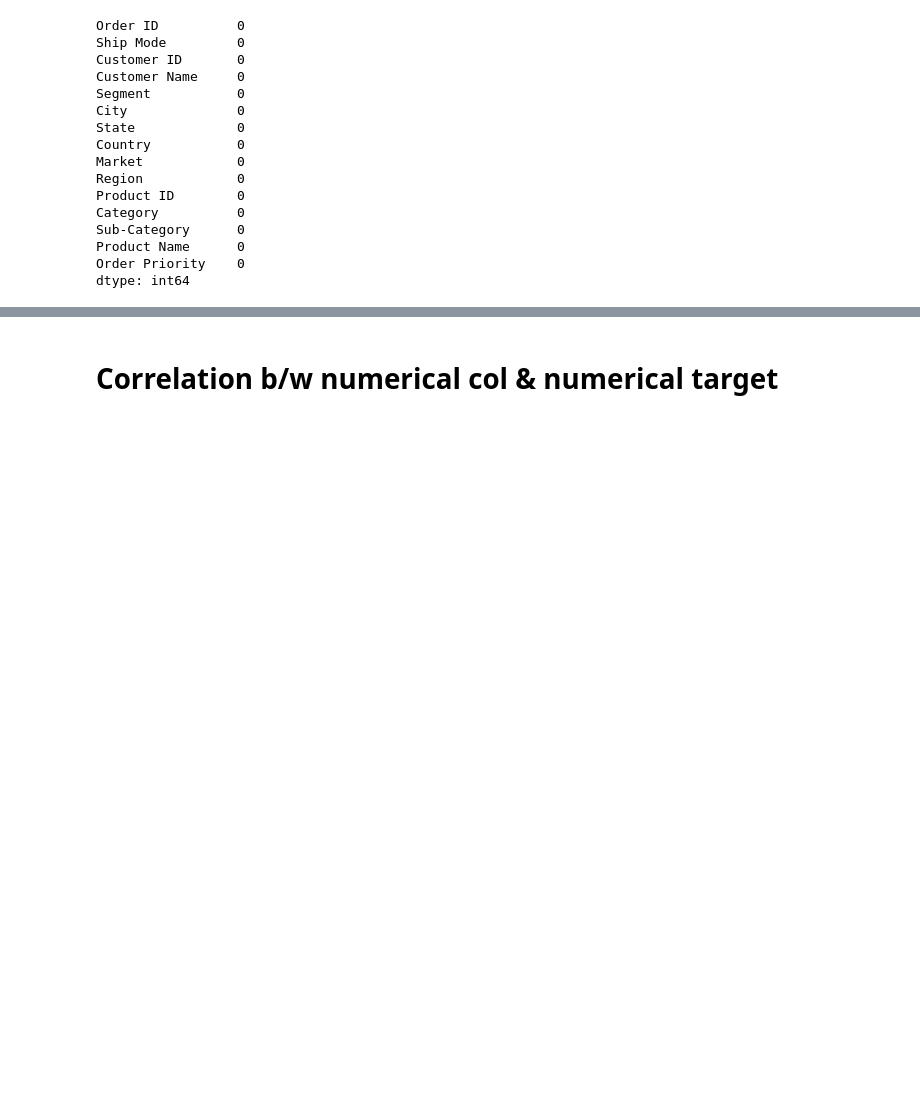
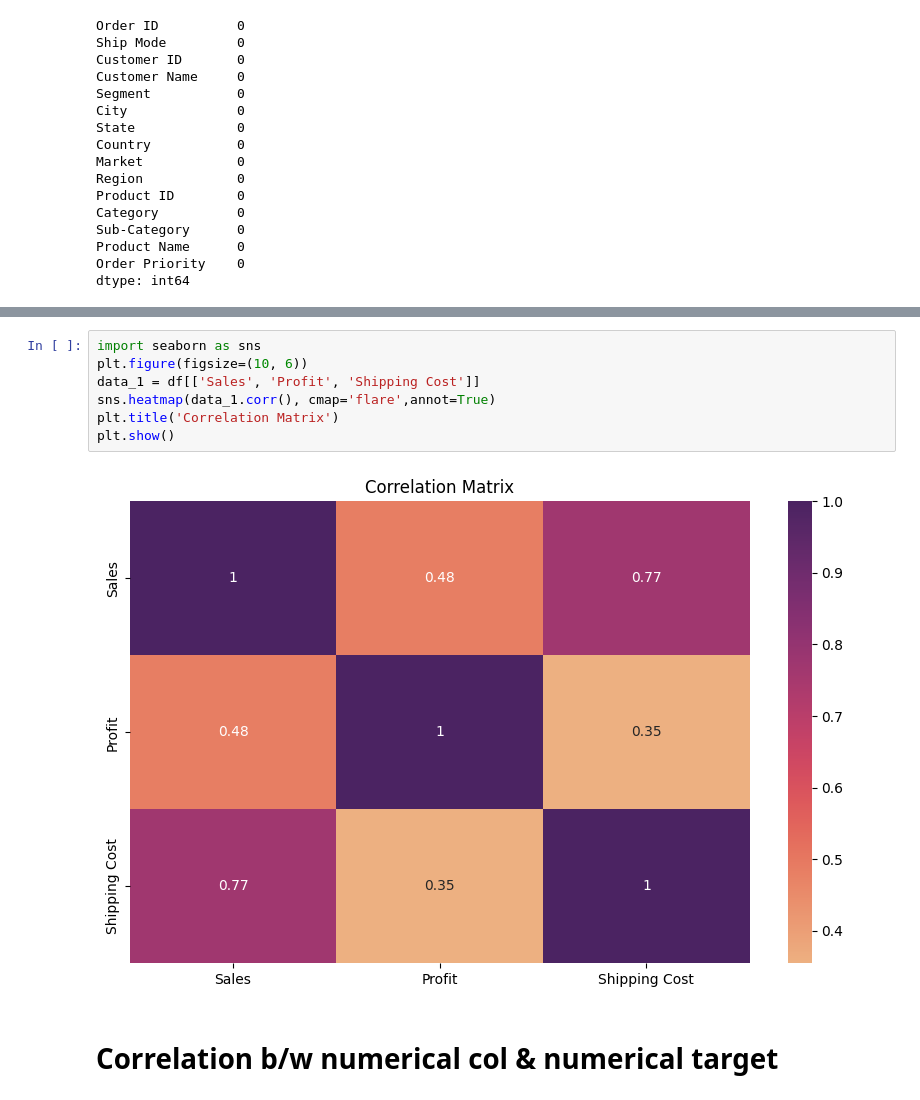
Before and after one commit to DarnasiMadhanMohan/Gen-AI_Internship, a Jupyter notebook: Machine Learning/Machine Learning/Global Superstore.ipynb, the cells around one changed output, grey strips where cells are left out. Drawn from its saved outputs; the diff is of its cells as text; blank space fills up the shorter version.

```diff
--- a/Machine Learning/Machine Learning/Global Superstore.ipynb
+++ b/Machine Learning/Machine Learning/Global Superstore.ipynb
@@ -151,3 +159,12 @@ dtype: int64
+# %%
+import seaborn as sns
+plt.figure(figsize=(10, 6))
+data_1 = df[['Sales', 'Profit', 'Shipping Cost']]
+sns.heatmap(data_1.corr(), cmap='flare',annot=True)
+plt.title('Correlation Matrix')
+plt.show()
+# %% [output]
+[figure, added]
 # %% [markdown]
 # Correlation b/w numerical col & numerical target
 # %%
```
Also changed, not shown: parts of 15 cells of this notebook.
